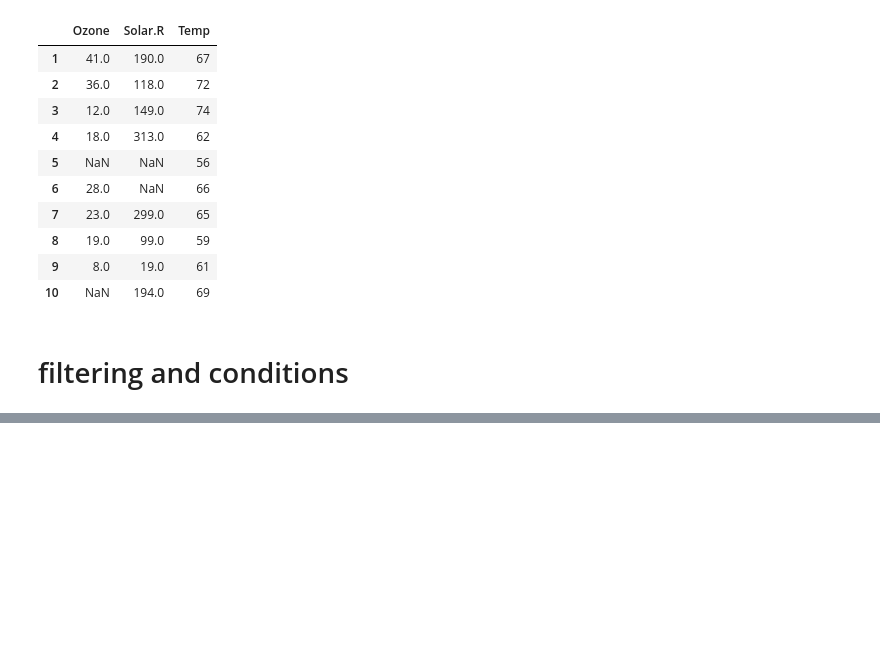
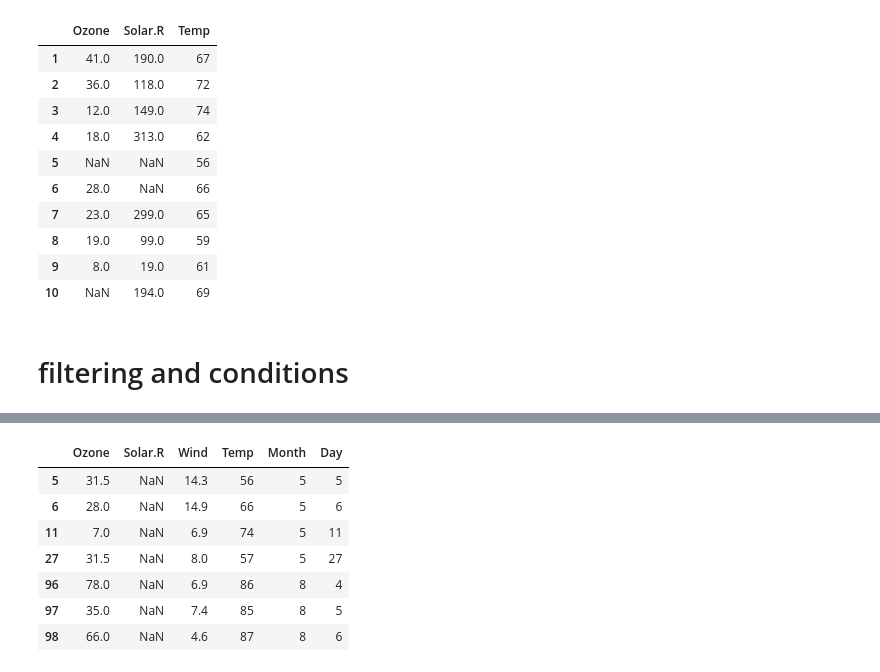
Before and after one commit to djedjigair/piit, a Jupyter notebook: assign/assign3.ipynb, the cells around one changed output, grey strips where cells are left out. Cells and saved outputs as stored; diff of their text form; code cells hidden in the pictures; blank space fills up the shorter version.

```diff
--- a/assign/assign3.ipynb
+++ b/assign/assign3.ipynb
@@ -266,0 +275,11 @@ df_sel.head(10)
+# %%
+airquality [airquality ['Solar.R'] .isnull()]
+# %% [output]
+|  | Ozone | Solar.R | Wind | Temp | Month | Day |
+| 5 | 31.5 | NaN | 14.3 | 56 | 5 | 5 |
+| 6 | 28.0 | NaN | 14.9 | 66 | 5 | 6 |
+| 11 | 7.0 | NaN | 6.9 | 74 | 5 | 11 |
+| 27 | 31.5 | NaN | 8.0 | 57 | 5 | 27 |
+| 96 | 78.0 | NaN | 6.9 | 86 | 8 | 4 |
+| 97 | 35.0 | NaN | 7.4 | 85 | 8 | 5 |
+| 98 | 66.0 | NaN | 4.6 | 87 | 8 | 6 |
```
Also changed, not shown: parts of 18 cells of this notebook.
